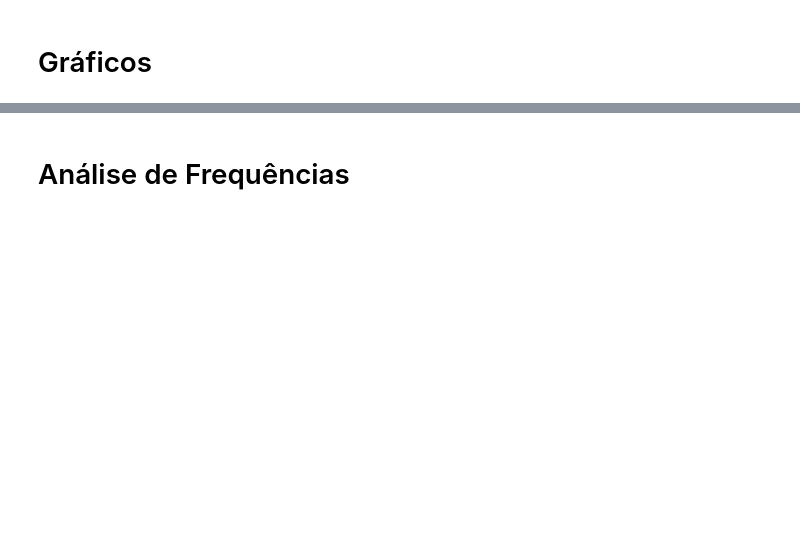
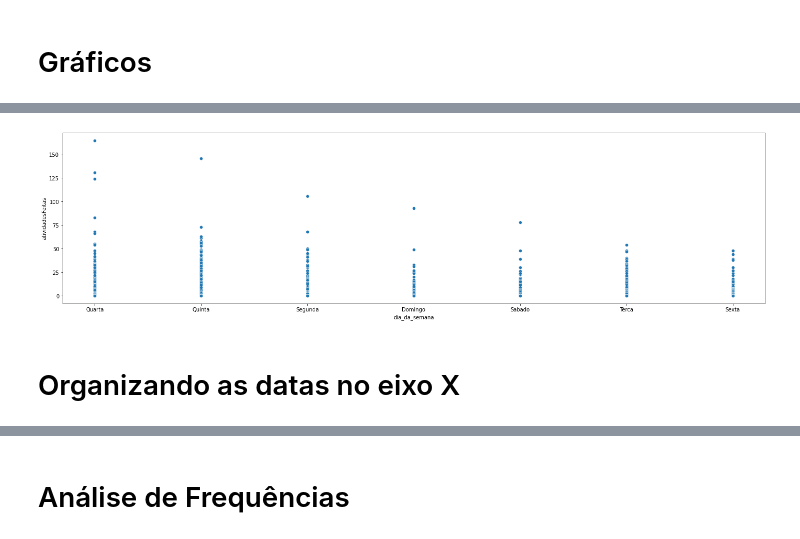
Before and after one commit to marcelopaludetto/aulao-datascience, a Jupyter notebook: aulaoDataScience_atualizado.ipynb, the cells around one changed output, grey strips where cells are left out. Cells and saved outputs as stored; diff of their text form; code cells hidden in the pictures; blank space fills up the shorter version.

```diff
--- a/aulaoDataScience_atualizado.ipynb
+++ b/aulaoDataScience_atualizado.ipynb
@@ -163,0 +205,4 @@ Na semana 24 tivemos a porcentagem de alunos ativos no Edutech é de 8.98 %
+# %%
+alunosAtivosDaSemana = [];
+for i in range(24):
+  alunosAtivosDaSemana.append(dados[i].query("atividadesGerais > 0"))
@@ -167,0 +239,7 @@ import seaborn as sns
+# %%
+plt = sns.scatterplot(x='dia_da_semana',y='atividadesFeitas', data=alunosAtivosDaSemana[1])
+plt.figure.set_size_inches(24,6)
+# %% [output]
+[figure, added]
+# %% [markdown]
+# Organizando as datas no eixo X
```
Also changed, not shown: parts of 16 cells of this notebook.
